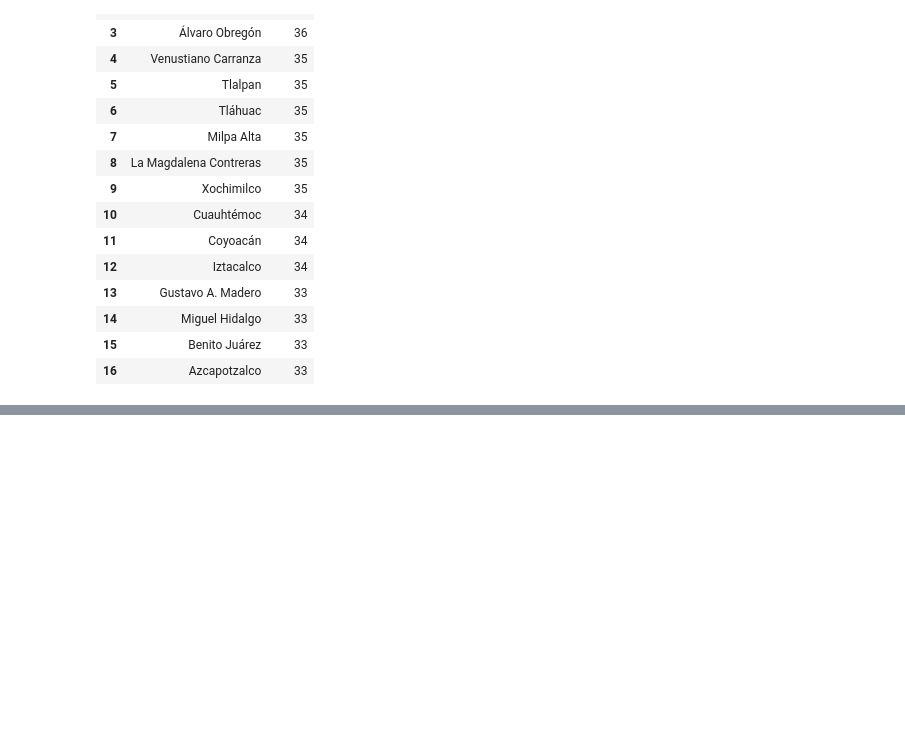
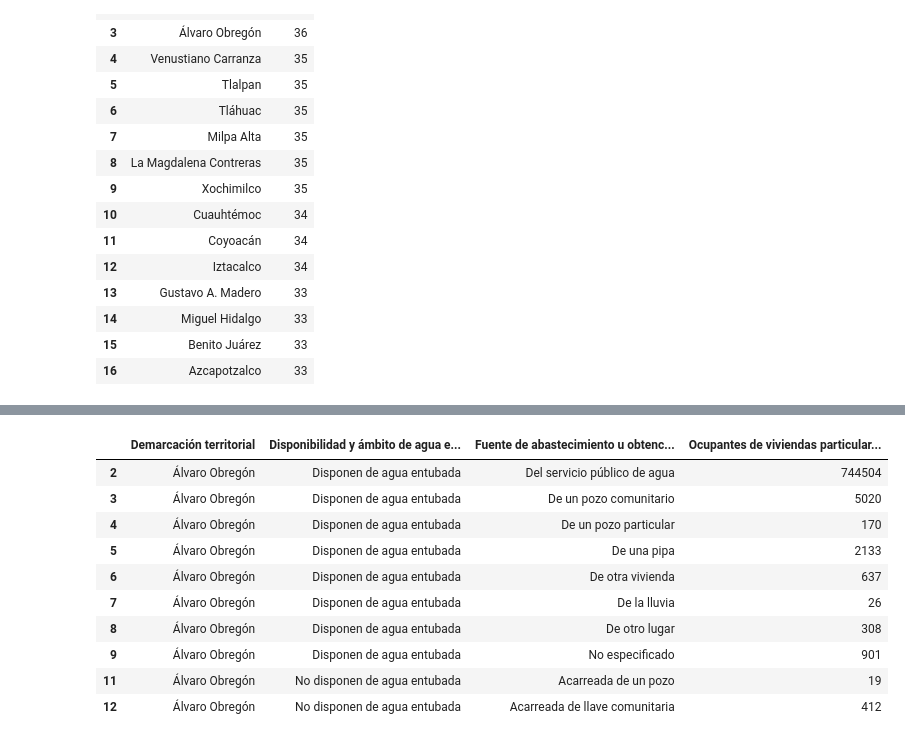
Before and after one commit to Anton-Utray/ETL, a Jupyter notebook: SRC/Data_Cleaning.ipynb, the cells around one changed output, grey strips where cells are left out. Saved outputs shown, nothing was run; the diff lists cells and outputs as text; code cells hidden in the pictures; blank space fills up the shorter version.

```diff
--- a/SRC/Data_Cleaning.ipynb
+++ b/SRC/Data_Cleaning.ipynb
@@ -90,0 +139,16 @@ censo.head(100) #vamos a empezar a agrupar valores, por ejemplo
+# %%
+censo = censo[~censo['Fuente de abastecimiento u obtención de agua'].str.contains('Total')]
+# %%
+censo.head(10)
+# %% [output]
+|  | Demarcación territorial | Disponibilidad y ámbito de agua e... | Fuente de abastecimiento u obtenc... | Ocupantes de viviendas particular... |
+| 2 | Álvaro Obregón | Disponen de agua entubada | Del servicio público de agua | 744504 |
+| 3 | Álvaro Obregón | Disponen de agua entubada | De un pozo comunitario | 5020 |
+| 4 | Álvaro Obregón | Disponen de agua entubada | De un pozo particular | 170 |
+| 5 | Álvaro Obregón | Disponen de agua entubada | De una pipa | 2133 |
+| 6 | Álvaro Obregón | Disponen de agua entubada | De otra vivienda | 637 |
+| 7 | Álvaro Obregón | Disponen de agua entubada | De la lluvia | 26 |
+| 8 | Álvaro Obregón | Disponen de agua entubada | De otro lugar | 308 |
+| 9 | Álvaro Obregón | Disponen de agua entubada | No especificado | 901 |
+| 11 | Álvaro Obregón | No disponen de agua entubada | Acarreada de un pozo | 19 |
+| 12 | Álvaro Obregón | No disponen de agua entubada | Acarreada de llave comunitaria | 412 |
```
Also changed, not shown: parts of 35 cells of this notebook, 3 other files.
